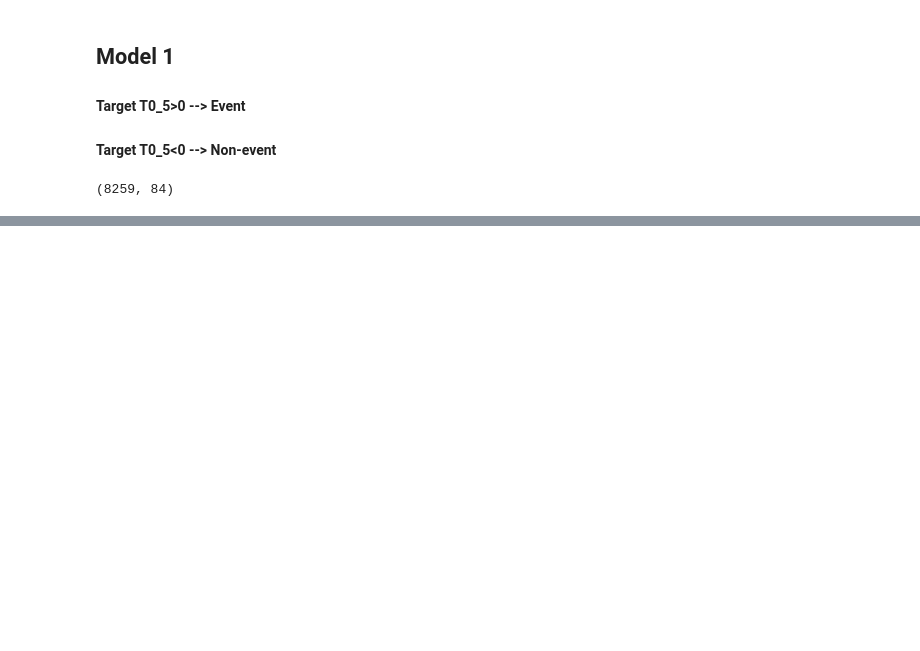
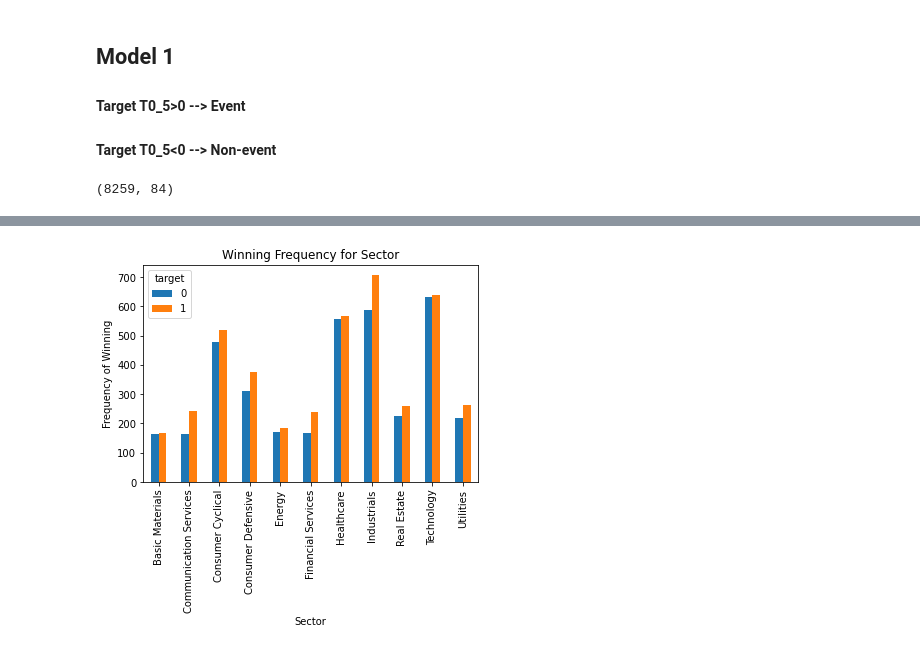
Before and after one commit to Emilio178/Bootcamp-Project2, a Jupyter notebook: 05_model_fitting.ipynb, the cells around one changed output, grey strips where cells are left out. Saved outputs shown, nothing was run; the diff lists cells and outputs as text; code cells hidden in the pictures; blank space fills up the shorter version.

```diff
--- a/05_model_fitting.ipynb
+++ b/05_model_fitting.ipynb
@@ -66,4 +115,5 @@ dfmdl1.shape
 # %%
-dfmdl1_bin=dfmdl1[['Ticker','Target','Next_EarningDate',]]
-var='beta_30avg'
-dfmdl1['qbin_'+var] = pd.qcut(dfmdl1[var], q=10, precision=0)
+# create quantile bins
+def create_quantile_bin(df,var,binnumber):
+    df['qbin_'+var] = pd.qcut(df[var], q=binnumber, precision=0).astype(str)
+    df.loc[df[var].isna(), 'qbin_'+var] = 'missing'
@@ -69,0 +139,9 @@ dfmdl1['qbin_'+var] = pd.qcut(dfmdl1[var], q=10, precision=0)
+# %%
+%matplotlib inline
+pd.crosstab(dfmdl1.Sector,dfmdl1.target).plot(kind='bar')
+plt.title('Winning Frequency for Sector')
+plt.xlabel('Sector')
+plt.ylabel('Frequency of Winning')
+plt.savefig('winning_fre_sector')
+# %% [output]
+[figure, added]
```
Also changed, not shown: parts of 23 cells of this notebook.
